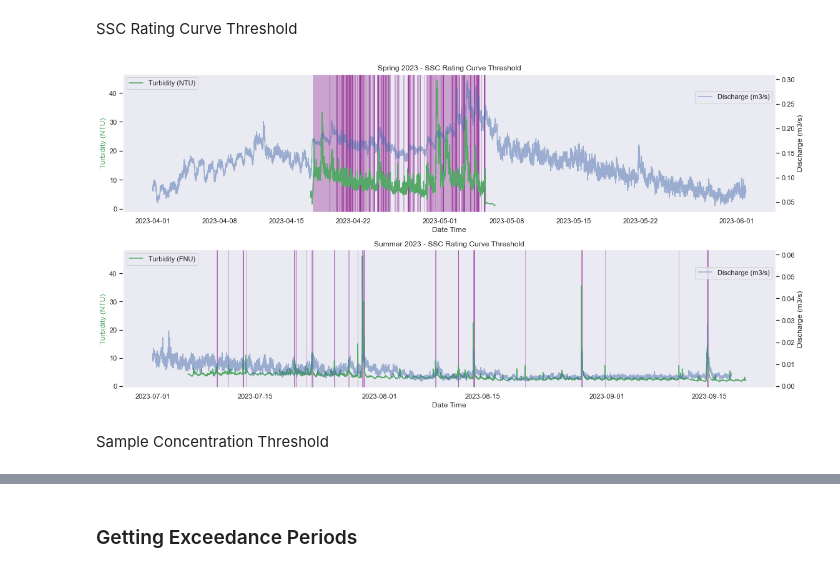
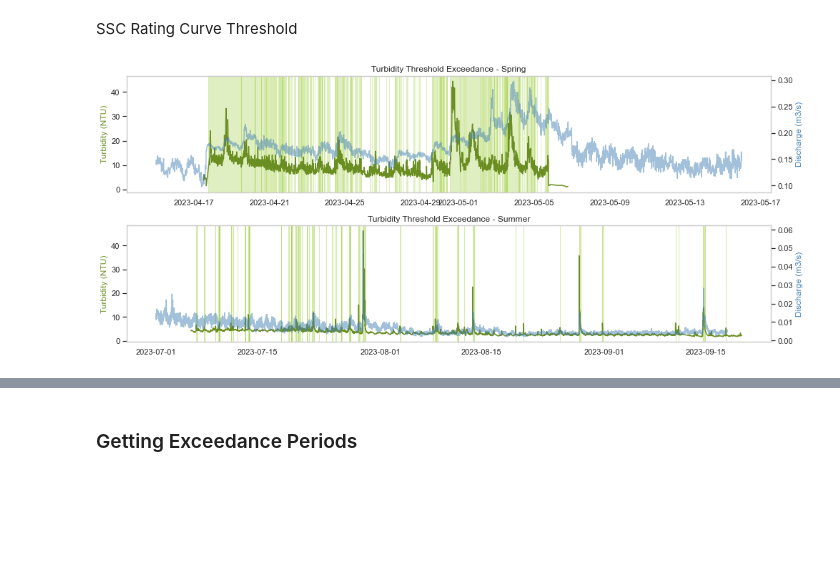
Before and after one commit to nicole-hucke/sediment_trap_paper, a Jupyter notebook: data_analysis/suspended_sediment_analysis/suspension_hyp_averages/hyp_avg_SSC.ipynb, the cells around one changed output, grey strips where cells are left out. Saved outputs shown, nothing was run; the diff lists cells and outputs as text; code cells hidden in the pictures; blank space fills up the shorter version.

Commit message:
SSC rating curves and VHF avg for supplemental materials

```diff
--- a/data_analysis/suspended_sediment_analysis/suspension_hyp_averages/hyp_avg_SSC.ipynb
+++ b/data_analysis/suspended_sediment_analysis/suspension_hyp_averages/hyp_avg_SSC.ipynb
@@ -157,7 +233,7 @@ Importing Discahrge Data
 q = pd.read_csv('../../../data/discharge/discharge_2023.csv', index_col=0, parse_dates=True)
 
 # separate the spring and summer data
-q_sp = q.loc['2023-04-01':'2023-06-01']
+q_sp = q.loc['2023-04-15':'2023-05-15']
 q_sm = q.loc['2023-07-01':'2023-09-17']
 
 merged_sp = merge_Q_turb(q_sp, sp_turb, q_col_name="Q", turb_col_name="TurbClean", how="inner")
@@ -205,80 +281,77 @@ plt.show()
 SSC Rating Curve Threshold
 # %%
 # input the turbidity threshold
-spring_threshold = 7.852
-summer_threshold = 6.55
+spring_threshold = 9.3375
+summer_threshold = 5.3504
 
-fig, ax1 = plt.subplots(2, 1, figsize=(16, 8))
+fig, ax1 = plt.subplots(2, 1, figsize=(14, 6))
 
 ### SPRING ###
 ax2 = ax1[0].twinx()
-ax1[0].plot(sp_SSC.index, sp_SSC['Turbidity (NTU)'], 'g-', label='Turbidity (NTU)')
-ax2.plot(q_sp.index, q_sp['Q'], label='Discharge (m3/s)', alpha=0.5)
+ax1[0].plot(sp_turb.index, sp_turb['TurbClean'], color='olivedrab', label='Turbidity (NTU)')
+ax2.plot(q_sp.index, q_sp['Q'], label='Discharge (m3/s)', alpha=0.5, color='steelblue')
 
 # find spring exceedance regions
-spring_exceeds = sp_SSC['Turbidity (NTU)'] > spring_threshold
+spring_exceeds = sp_turb['TurbClean'] > spring_threshold
 spring_regions = []
 in_event = False
 for i in range(len(spring_exceeds)):
     if spring_exceeds.iloc[i] and not in_event:
-        start = sp_SSC.index[i]
+        start = sp_turb.index[i]
         in_event = True
     elif not spring_exceeds.iloc[i] and in_event:
-        end = sp_SSC.index[i]
+        end = sp_turb.index[i]
         spring_regions.append((start, end))
         in_event = False
 if in_event:
-    spring_regions.append((start, sp_SSC.index[-1]))
+    spring_regions.append((start, sp_turb.index[-1]))
 
 # highlight spring exceedance periods
 for start, end in spring_regions:
-    ax1[0].axvspan(start, end, color='purple', alpha=0.3)
+    ax1[0].axvspan(start, end, color='yellowgreen', alpha=0.3)
 
-ax1[0].set_xlabel('Date Time')
-ax1[0].set_ylabel('Turbidity (NTU)', color='g')
-ax2.set_ylabel('Discharge (m3/s)')
-ax1[0].set_title('Spring 2023 - SSC Rating Curve Threshold')
-ax1[0].legend(loc='upper left')
-ax2.legend(loc='upper right', bbox_to_anchor=(1, 0.9))
+ax1[0].set_ylabel('Turbidity (NTU)', color='olivedrab')
+ax2.set_ylabel('Discharge (m3/s)', color='steelblue')
+ax1[0].set_title('Turbidity Threshold Exceedance - Spring')
+#ax1[0].legend(loc='upper left')
+#ax2.legend(loc='upper right', bbox_to_anchor=(1, 0.9))
 ax1[0].grid(False)
 ax2.grid(False)
 
 ### SUMMER ###
 ax2 = ax1[1].twinx()
-ax1[1].plot(sm_SSC.index, sm_SSC['Turbidity (FNU)'], 'g-', label='Turbidity (FNU)')
-ax2.plot(q_sm.index, q_sm['Q'], label='Discharge (m3/s)', alpha=0.5)
+ax1[1].plot(sm_turb.index, sm_turb['TurbClean'], color='olivedrab', label='Turbidity (FNU)')
+ax2.plot(q_sm.index, q_sm['Q'], label='Discharge (m3/s)', alpha=0.5, color='steelblue')
 
 # find summer exceedance regions
-summer_exceeds = sm_SSC['Turbidity (FNU)'] > summer_threshold
+summer_exceeds = sm_turb['TurbClean'] > summer_threshold
 summer_regions = []
 in_event = False
 for i in range(len(summer_exceeds)):
     if summer_exceeds.iloc[i] and not in_event:
-        start = sm_SSC.index[i]
+        start = sm_turb.index[i]
         in_event = True
     elif not summer_exceeds.iloc[i] and in_event:
-        end = sm_SSC.index[i]
+        end = sm_turb.index[i]
         summer_regions.append((start, end))
         in_event = False
 if in_event:
-    summer_regions.append((start, sm_SSC.index[-1]))
+    summer_regions.append((start, sm_turb.index[-1]))
 
 # highlight summer exceedance periods
 for start, end in summer_regions:
-    ax1[1].axvspan(start, end, color='purple', alpha=0.3)
+    ax1[1].axvspan(start, end, color='yellowgreen', alpha=0.4)
 
-ax1[1].set_xlabel('Date Time')
-ax1[1].set_ylabel('Turbidity (NTU)', color='g')
-ax2.set_ylabel('Discharge (m3/s)')
-ax1[1].set_title('Summer 2023 - SSC Rating Curve Threshold')
-ax1[1].legend(loc='upper left')
-ax2.legend(loc='upper right', bbox_to_anchor=(1, 0.9))
+ax1[1].set_ylabel('Turbidity (NTU)', color='olivedrab')
+ax2.set_ylabel('Discharge (m3/s)', color='steelblue')
+ax1[1].set_title('Turbidity Threshold Exceedance - Summer')
+#ax1[1].legend(loc='upper left')
+#ax2.legend(loc='upper right', bbox_to_anchor=(1, 0.9))
 ax1[1].grid(False)
 ax2.grid(False)
 
 plt.tight_layout()
+plt.savefig('Turbidity_Threshold_Exceedance.jpg', dpi=500)
 plt.show()
 # %% [output]
-[figure, old version]
+[figure, new version]
-# %% [markdown]
-Sample Concentration Threshold
```
Also changed, not shown: parts of 31 cells of this notebook, 14 other files.
